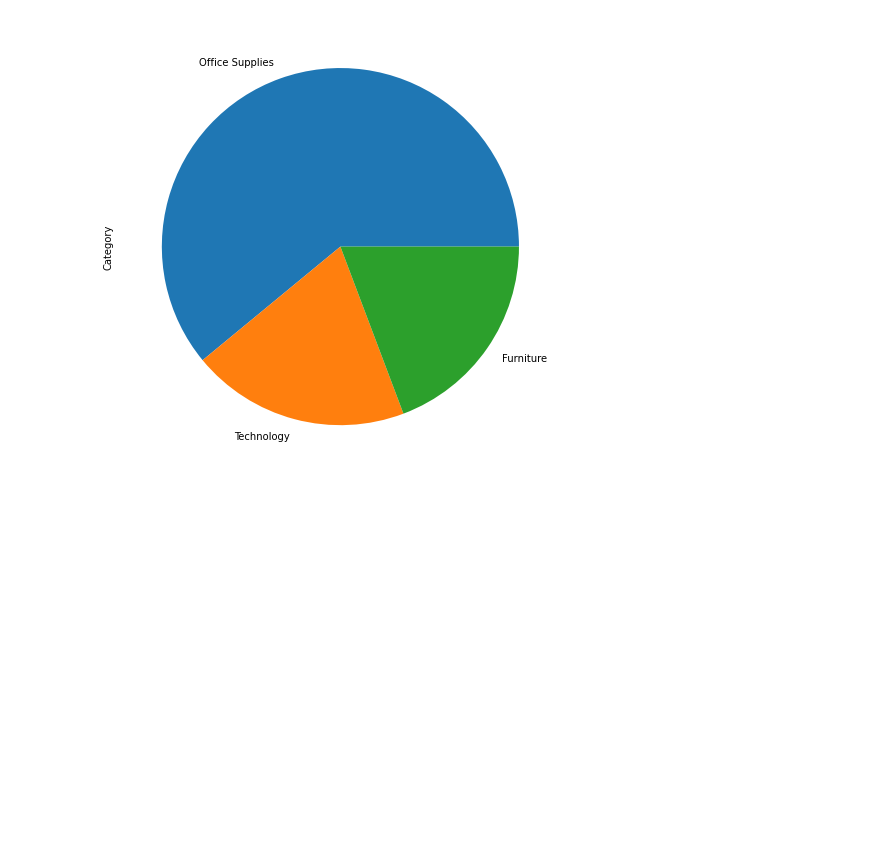
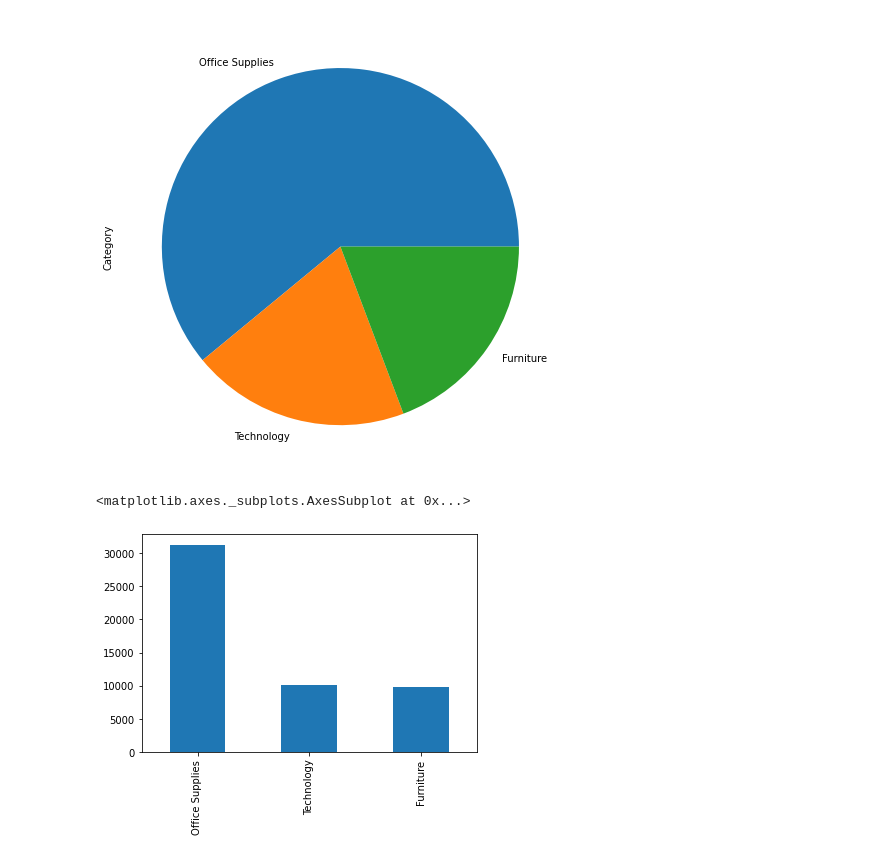
Before and after one commit to abidshafee/dataAnalysis, a Jupyter notebook: dataAnalysis.ipynb, the cells around one changed output. Cells and saved outputs as stored; diff of their text form; code cells hidden in the pictures; blank space fills up the shorter version.

```diff
--- a/dataAnalysis.ipynb
+++ b/dataAnalysis.ipynb
@@ -263,3 +263,8 @@ df['Category'].value_counts().plot(kind='pie', figsize=(8,18))
 # %% [output]
 <matplotlib.axes._subplots.AxesSubplot at 0x...>
 [figure]
+# %%
+df['Category'].value_counts().plot(kind='bar')
+# %% [output]
+<matplotlib.axes._subplots.AxesSubplot at 0x...>
+[figure, added]
```
